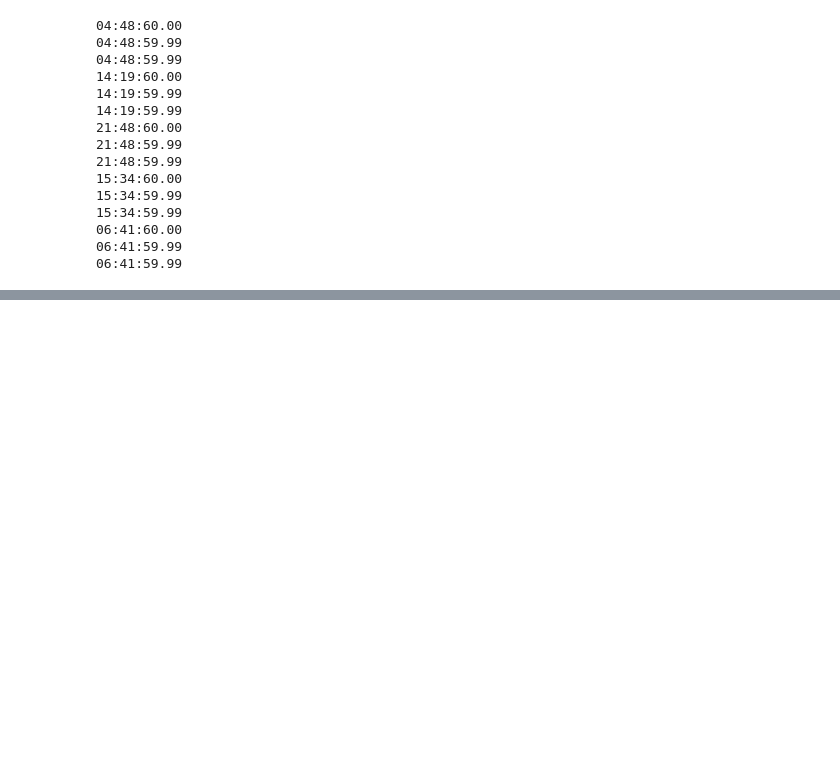
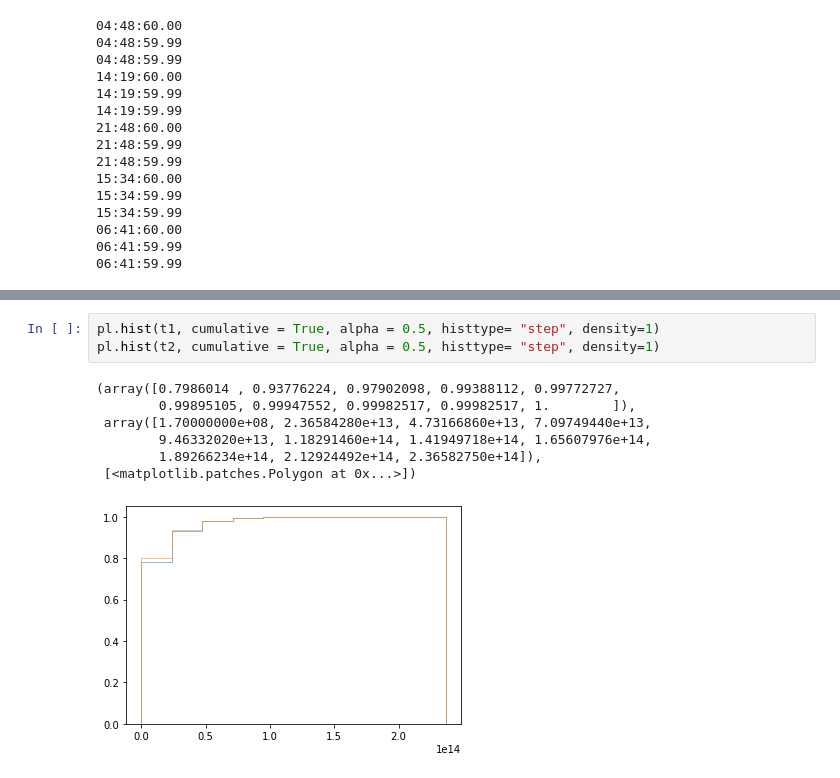
Before and after one commit to RCutrino/MLPNS_RCutrino, a Jupyter notebook: MLPNS23_bootcamp17_03.ipynb, the cells around one changed output, grey strips where cells are left out. Saved outputs shown, nothing was run; the diff lists cells and outputs as text; blank space fills up the shorter version.

```diff
--- a/MLPNS23_bootcamp17_03.ipynb
+++ b/MLPNS23_bootcamp17_03.ipynb
@@ -117,0 +223,11 @@ eqs
+# %%
+pl.hist(t1, cumulative = True, alpha = 0.5, histtype= "step", density=1)
+pl.hist(t2, cumulative = True, alpha = 0.5, histtype= "step", density=1)
+# %% [output]
+(array([0.7986014 , 0.93776224, 0.97902098, 0.99388112, 0.99772727,
+        0.99895105, 0.99947552, 0.99982517, 0.99982517, 1.        ]),
+ array([1.70000000e+08, 2.36584280e+13, 4.73166860e+13, 7.09749440e+13,
+        9.46332020e+13, 1.18291460e+14, 1.41949718e+14, 1.65607976e+14,
+        1.89266234e+14, 2.12924492e+14, 2.36582750e+14]),
+ [<matplotlib.patches.Polygon at 0x...>])
+[figure, added]
```
Also changed, not shown: parts of 20 cells of this notebook.
